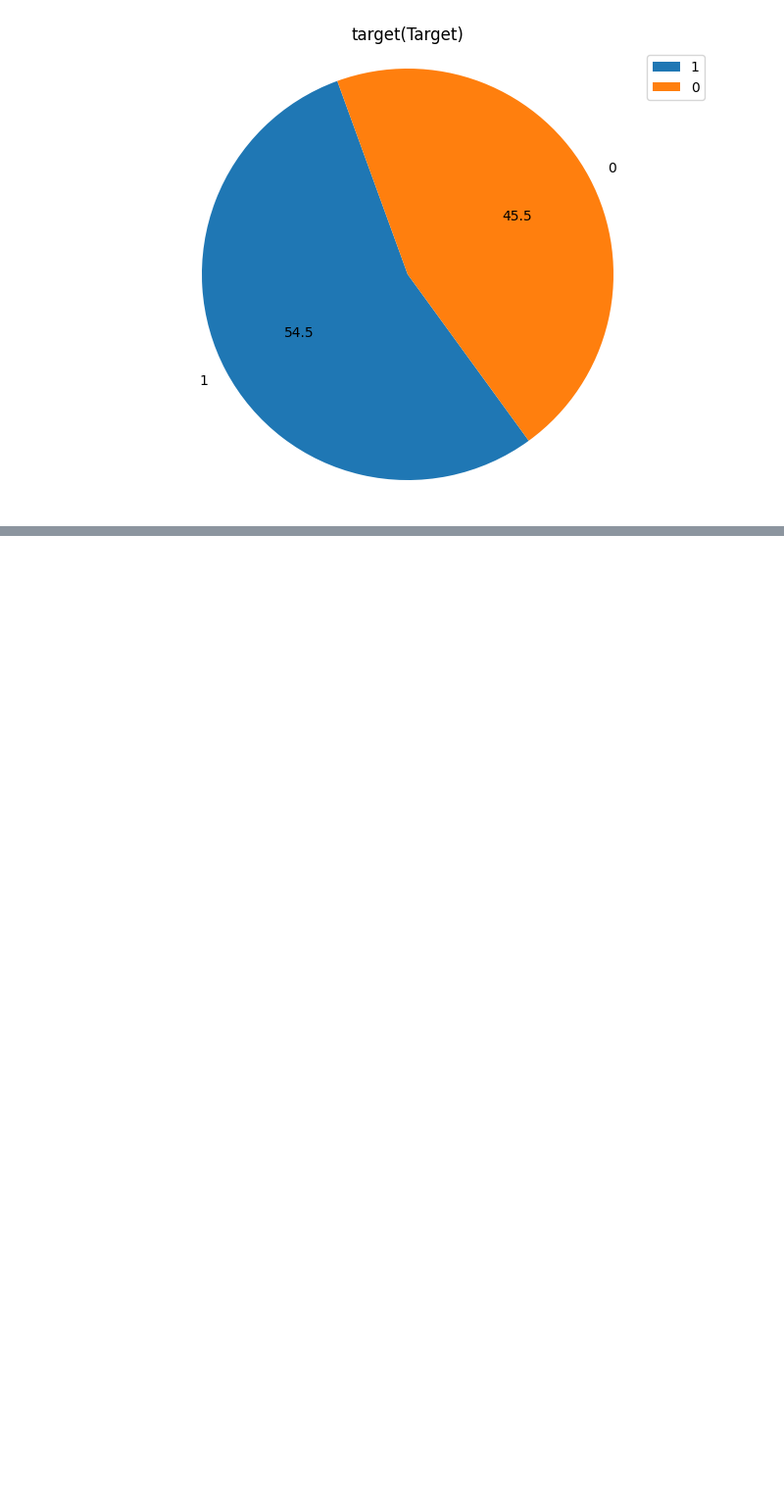
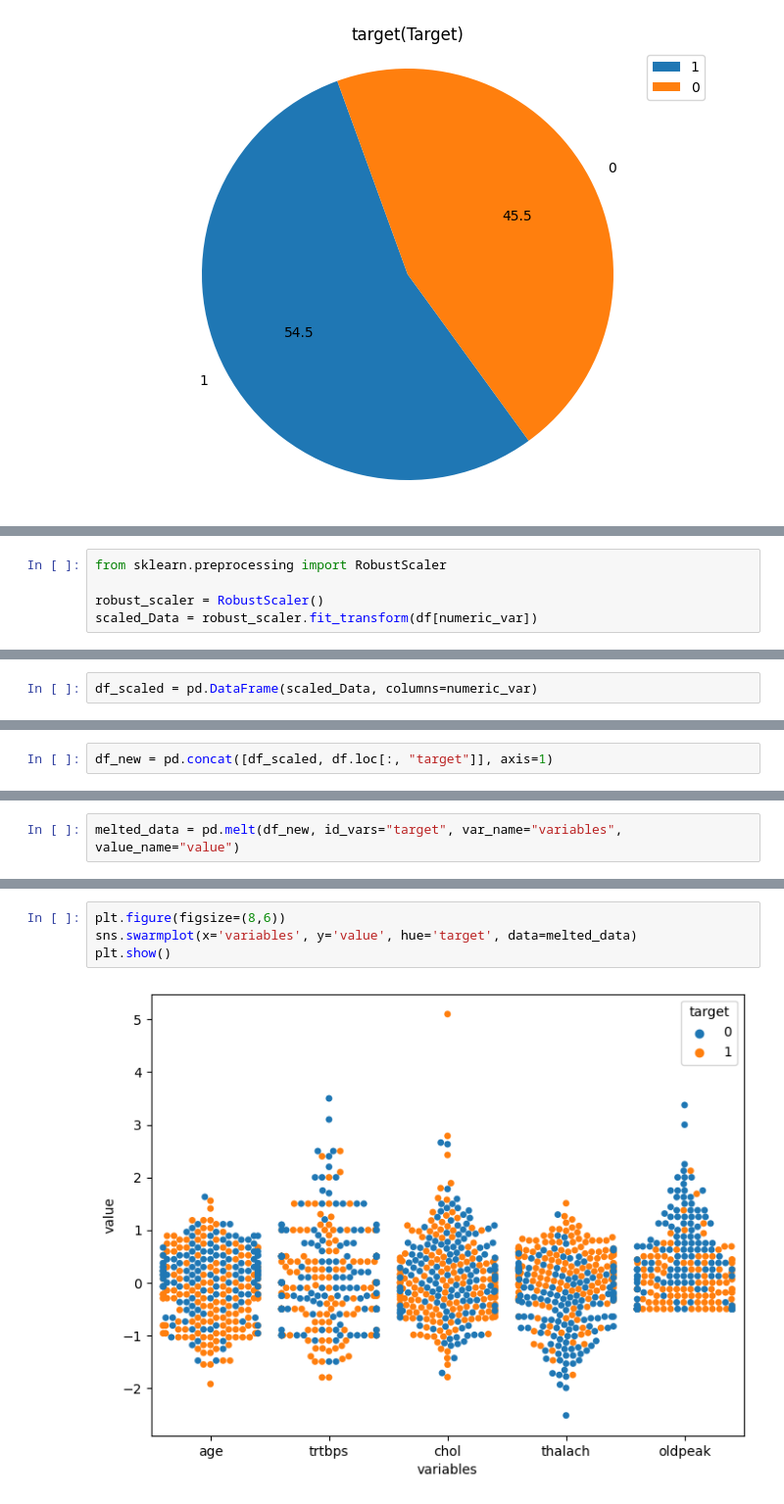
Before and after one commit to Shreya-khandelwal/Heart-Attack-Prediction-Analysis, a Jupyter notebook: code.ipynb, the cells around one changed output, grey strips where cells are left out. Shown at 98% size. Cells and saved outputs as stored; diff of their text form; blank space fills up the shorter version.

```diff
--- a/code.ipynb
+++ b/code.ipynb
@@ -339,0 +546,5 @@ for i,z in list(zip(categoric_var, categoric_axis_name)):
+# %%
+from sklearn.preprocessing import RobustScaler
+
+robust_scaler = RobustScaler()
+scaled_Data = robust_scaler.fit_transform(df[numeric_var])
@@ -339,0 +565,2 @@ for i,z in list(zip(categoric_var, categoric_axis_name)):
+# %%
+df_scaled = pd.DataFrame(scaled_Data, columns=numeric_var)
@@ -339,0 +585,2 @@ for i,z in list(zip(categoric_var, categoric_axis_name)):
+# %%
+df_new = pd.concat([df_scaled, df.loc[:, "target"]], axis=1)
@@ -339,0 +601,2 @@ for i,z in list(zip(categoric_var, categoric_axis_name)):
+# %%
+melted_data = pd.melt(df_new, id_vars="target", var_name="variables", value_name="value")
@@ -339,0 +612,6 @@ for i,z in list(zip(categoric_var, categoric_axis_name)):
+# %%
+plt.figure(figsize=(8,6))
+sns.swarmplot(x='variables', y='value', hue='target', data=melted_data)
+plt.show()
+# %% [output]
+[figure, added]
```
Also changed, not shown: parts of 82 cells of this notebook.
